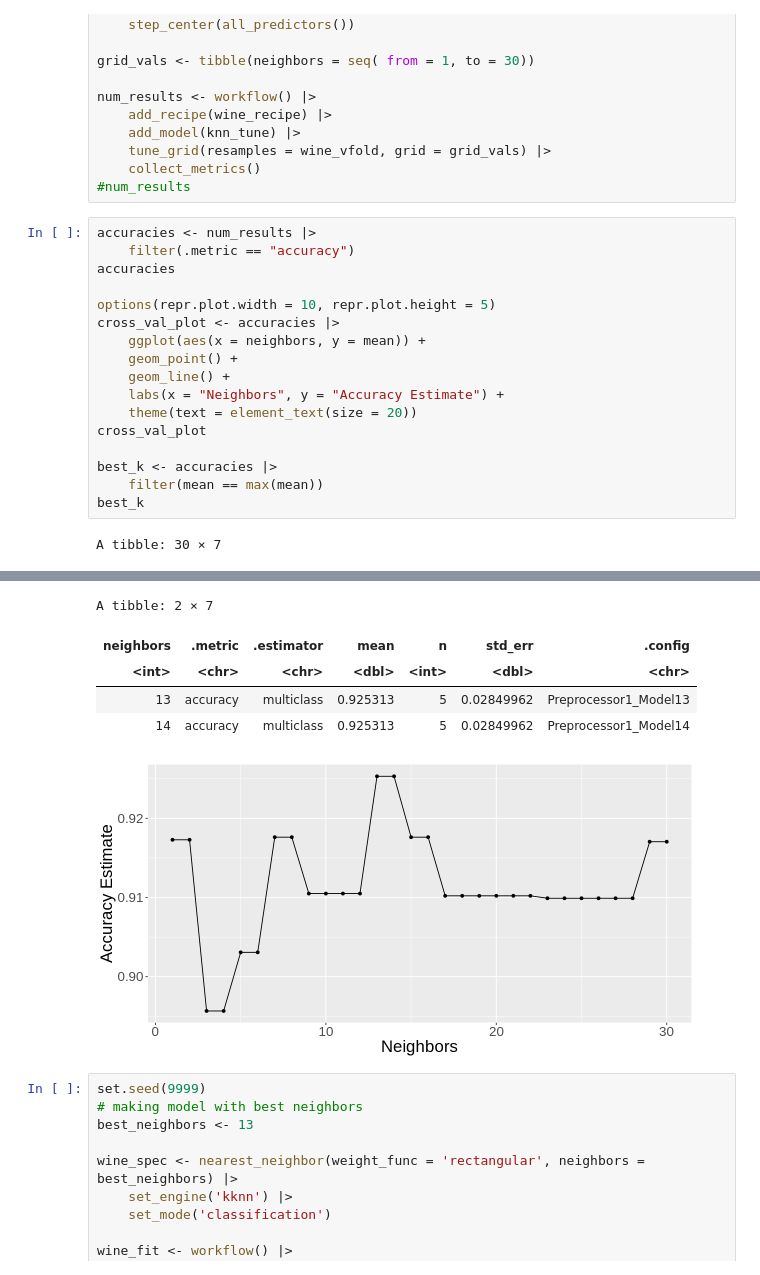
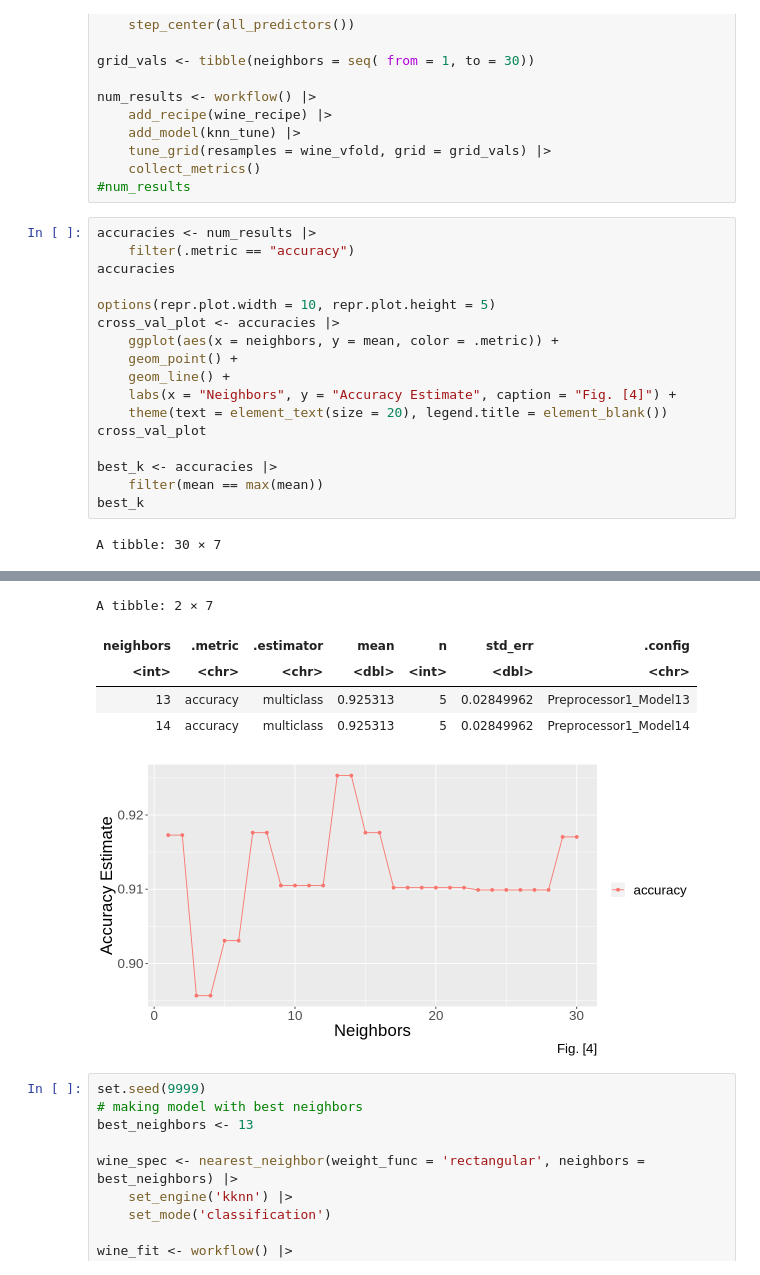
Before and after one commit to JadenMajid/dsci-100-student-grades, a Jupyter notebook: project_report.ipynb, the cells around one changed output, grey strips where cells are left out. Saved outputs shown, nothing was run; the diff lists cells and outputs as text.

```diff
--- a/project_report.ipynb
+++ b/project_report.ipynb
@@ -175,42 +176,42 @@ accuracies
 
 options(repr.plot.width = 10, repr.plot.height = 5)
 cross_val_plot <- accuracies |>
-    ggplot(aes(x = neighbors, y = mean)) +
+    ggplot(aes(x = neighbors, y = mean, color = .metric)) +
     geom_point() +
     geom_line() +
-    labs(x = "Neighbors", y = "Accuracy Estimate") +
-    theme(text = element_text(size = 20))
+    labs(x = "Neighbors", y = "Accuracy Estimate", caption = "Fig. [4]") +
+    theme(text = element_text(size = 20), legend.title = element_blank())
 cross_val_plot
 
 best_k <- accuracies |>
     filter(mean == max(mean))
 best_k
 # %% [output]
 A tibble: 30 × 7
 | neighbors | .metric | .estimator | mean | n | std_err | .config |
 | <int> | <chr> | <chr> | <dbl> | <int> | <dbl> | <chr> |
 | 1 | accuracy | multiclass | 0.9172926 | 5 | 0.007243292 | Preprocessor1_Model01 |
 | 2 | accuracy | multiclass | 0.9172926 | 5 | 0.007243292 | Preprocessor1_Model02 |
 | 3 | accuracy | multiclass | 0.8956630 | 5 | 0.026860364 | Preprocessor1_Model03 |
 | 4 | accuracy | multiclass | 0.8956630 | 5 | 0.026860364 | Preprocessor1_Model04 |
 | 5 | accuracy | multiclass | 0.9030704 | 5 | 0.024780745 | Preprocessor1_Model05 |
 | 6 | accuracy | multiclass | 0.9030704 | 5 | 0.024780745 | Preprocessor1_Model06 |
 | 7 | accuracy | multiclass | 0.9176207 | 5 | 0.027056816 | Preprocessor1_Model07 |
 | 8 | accuracy | multiclass | 0.9176207 | 5 | 0.027056816 | Preprocessor1_Model08 |
 | 9 | accuracy | multiclass | 0.9104982 | 5 | 0.036076520 | Preprocessor1_Model09 |
 | 10 | accuracy | multiclass | 0.9104982 | 5 | 0.036076520 | Preprocessor1_Model10 |
 | ... | ... | ... | ... | ... | ... | ... |
 | 26 | accuracy | multiclass | 0.9099056 | 5 | 0.034234090 | Preprocessor1_Model26 |
 | 27 | accuracy | multiclass | 0.9099056 | 5 | 0.034234090 | Preprocessor1_Model27 |
 | 28 | accuracy | multiclass | 0.9099056 | 5 | 0.034234090 | Preprocessor1_Model28 |
 | 29 | accuracy | multiclass | 0.9170484 | 5 | 0.037645825 | Preprocessor1_Model29 |
 | 30 | accuracy | multiclass | 0.9170484 | 5 | 0.037645825 | Preprocessor1_Model30 |
 A tibble: 2 × 7
 | neighbors | .metric | .estimator | mean | n | std_err | .config |
 | <int> | <chr> | <chr> | <dbl> | <int> | <dbl> | <chr> |
 | 13 | accuracy | multiclass | 0.925313 | 5 | 0.02849962 | Preprocessor1_Model13 |
 | 14 | accuracy | multiclass | 0.925313 | 5 | 0.02849962 | Preprocessor1_Model14 |
-[figure, old version]
+[figure, new version]
 # %%
 set.seed(9999)
 # making model with best neighbors
```
Also changed, not shown: parts of 4 cells of this notebook.
